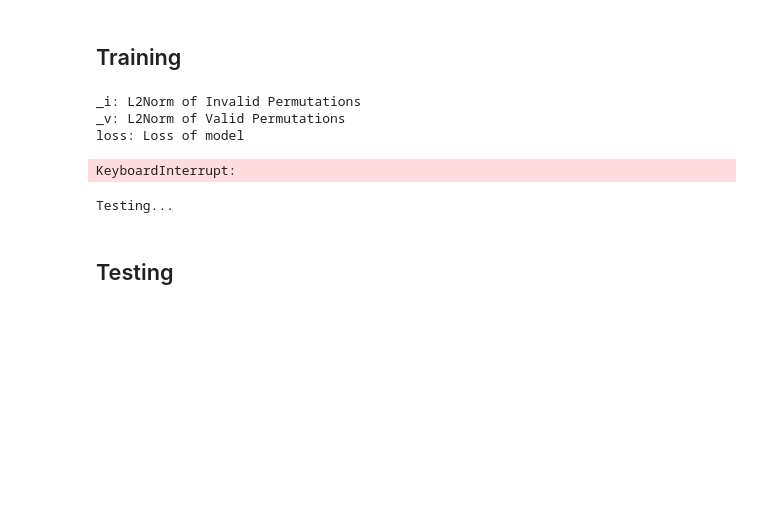
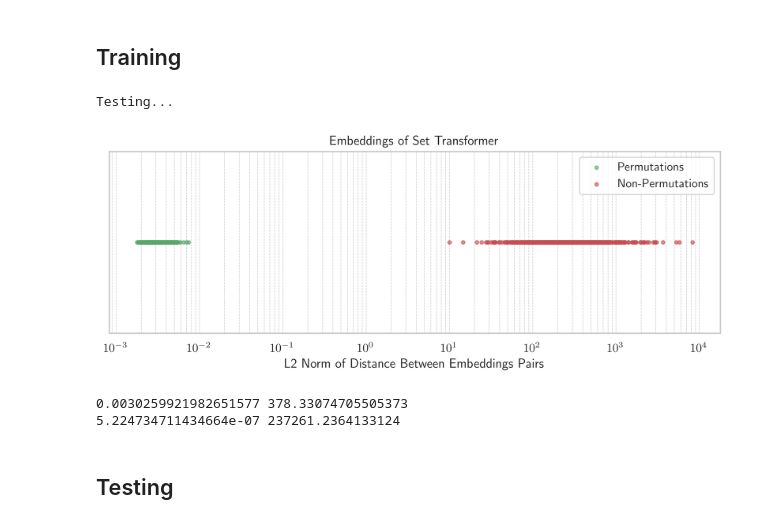
Before and after one commit to etiennecollin/ift4055, a Jupyter notebook: src/demo_set_transformer.ipynb, the cells around one changed output. Drawn from its saved outputs; the diff is of its cells as text; code cells hidden in the pictures; blank space fills up the shorter version.

```diff
--- a/src/demo_set_transformer.ipynb
+++ b/src/demo_set_transformer.ipynb
@@ -38,18 +44,23 @@ kwargs = {
 
 trainer = SetTransformerTrainer(dim_input, dim_hidden, dim_output, **kwargs)
 # %%
-losses, losses_valid_perm, losses_invalid_perm = trainer.train(5000)
+# losses, losses_valid_perm, losses_invalid_perm = trainer.train(5000)
-# %% [output]
-_i: L2Norm of Invalid Permutations
-_v: L2Norm of Valid Permutations
-loss: Loss of model
-KeyboardInterrupt:
 # %%
 trainer.load("./models/st_st_l2norm.torch")
 # %%
-trainer.test(iterations=500, perm_threshold=1, only_valid_perms=False)
+valid_perm_distances, invalid_perm_distances = trainer.test(iterations=1000, perm_threshold=1, only_valid_perms=False)
 # %% [output]
 Testing...
+# %%
+trainer.plot(valid_perm_distances, invalid_perm_distances, show_plot=True, save_path=None)
+# %% [output]
+[figure, added]
+# %%
+print(np.mean(valid_perm_distances), np.mean(invalid_perm_distances))
+print(np.var(valid_perm_distances), np.var(invalid_perm_distances))
+# %% [output]
+0.0030259921982651577 378.33074705505373
+5.224734711434664e-07 237261.2364133124
 # %% [markdown]
 ## Testing
 # %%
```
Also changed, not shown: parts of 1 cell of this notebook, 4 other files.
